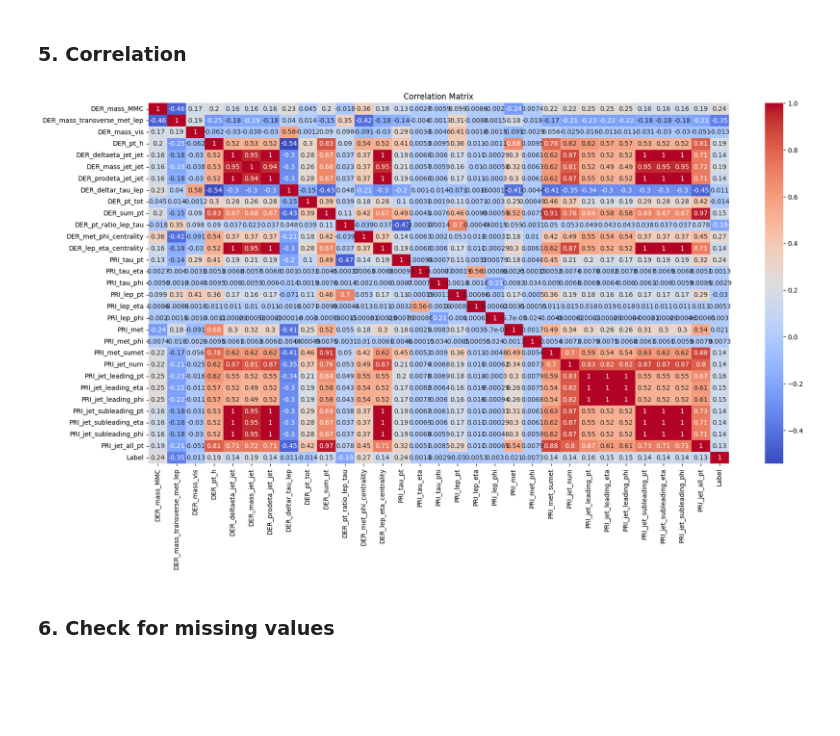
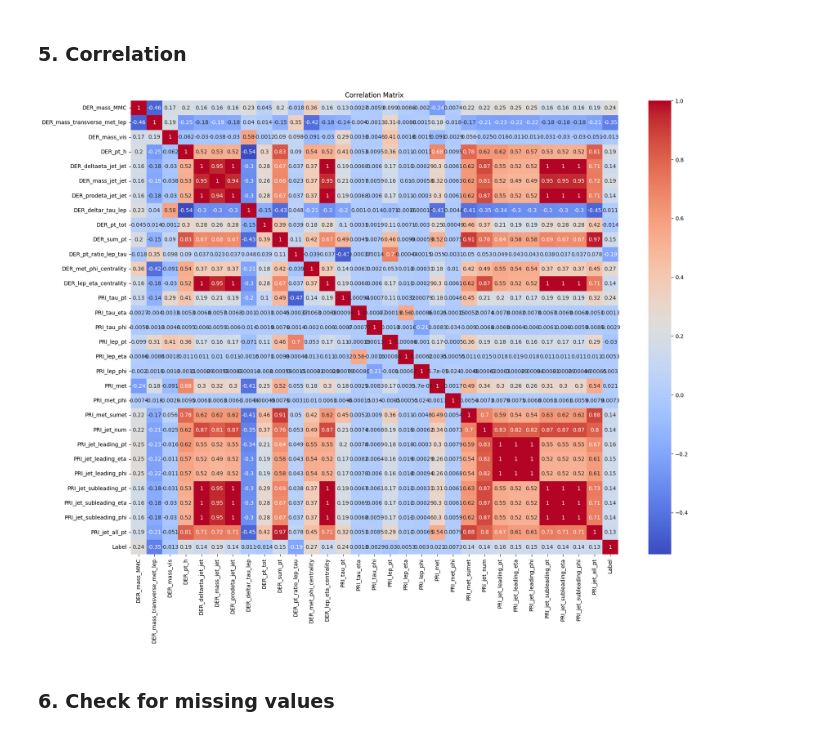
Before and after one commit to aurianemrcln/HomeworkML, a Jupyter notebook: Notebook, ML project - MARCELINO Auriane.ipynb, the cells around one changed output. Saved outputs shown, nothing was run; the diff lists cells and outputs as text; code cells hidden in the pictures; blank space fills up the shorter version.

```diff
--- a/Notebook, ML project - MARCELINO Auriane.ipynb
+++ b/Notebook, ML project - MARCELINO Auriane.ipynb
@@ -89,12 +94,12 @@ plt.show()
 ### 5. Correlation
 # %%
 corr_mat=pd.DataFrame(data, columns=data.columns).corr()
-plt.figure(figsize=(20,10))
+plt.figure(figsize=(20,15))
 sns.heatmap(corr_mat,annot=True,cmap='coolwarm')
 plt.title('Correlation Matrix')
 plt.show()
 # %% [output]
-[figure, old version]
+[figure, new version]
 # %% [markdown]
 ### 6. Check for missing values
 # %%
```
Also changed, not shown: parts of 20 cells of this notebook.
